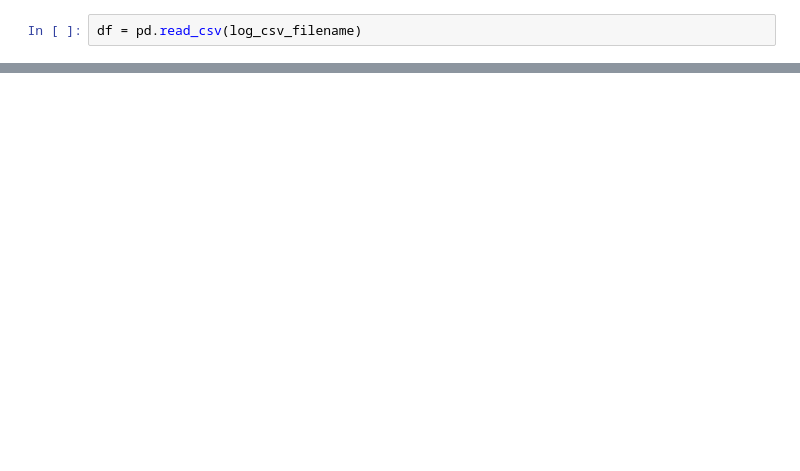
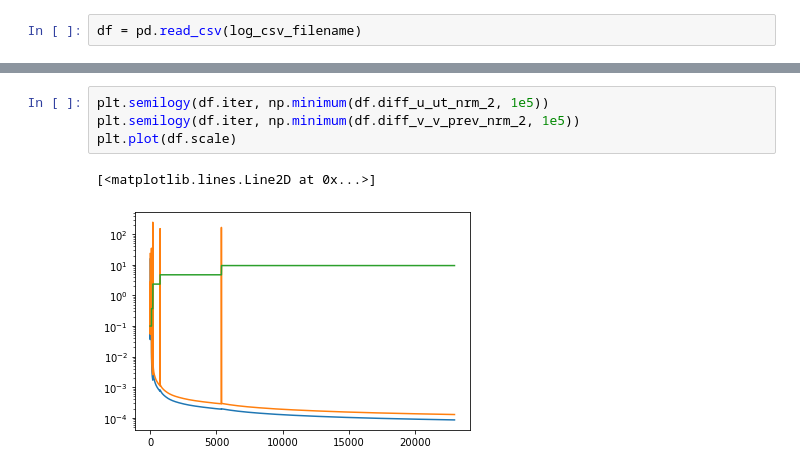
Before and after one commit to bodono/scs-python, a Jupyter notebook: notebooks/analyze_csv_logs.ipynb, the cells around one changed output, grey strips where cells are left out. Saved outputs shown, nothing was run; the diff lists cells and outputs as text; blank space fills up the shorter version.

```diff
--- a/notebooks/analyze_csv_logs.ipynb
+++ b/notebooks/analyze_csv_logs.ipynb
@@ -15 +18,8 @@ Index(['iter', 'res_pri', 'res_dual', 'gap', 'res_infeas', 'res_unbdd_a',
       dtype='object')
+# %%
+plt.semilogy(df.iter, np.minimum(df.diff_u_ut_nrm_2, 1e5))
+plt.semilogy(df.iter, np.minimum(df.diff_v_v_prev_nrm_2, 1e5))
+plt.plot(df.scale)
+# %% [output]
+[<matplotlib.lines.Line2D at 0x...>]
+[figure, added]
```
Also changed, not shown: parts of 10 cells of this notebook.
